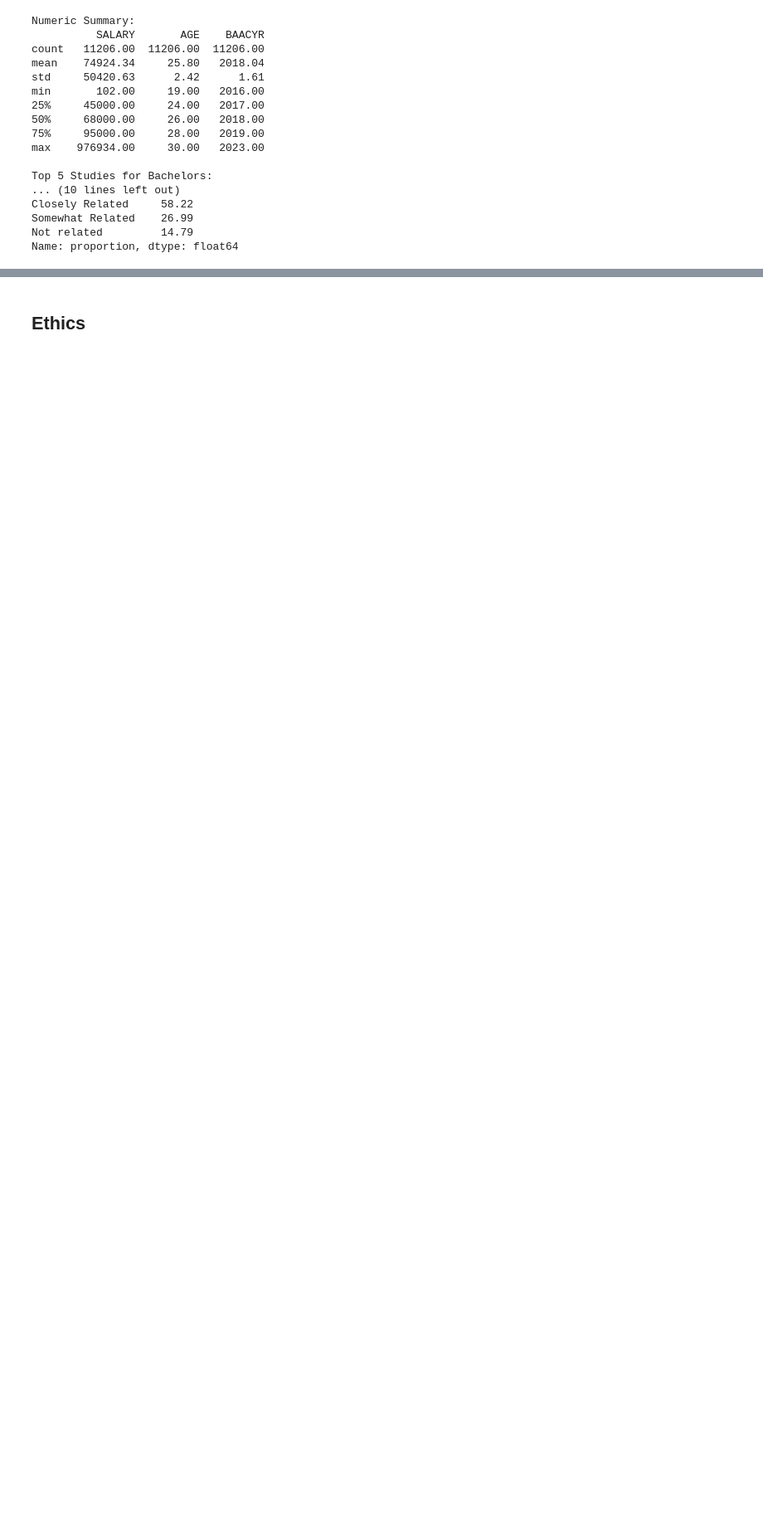
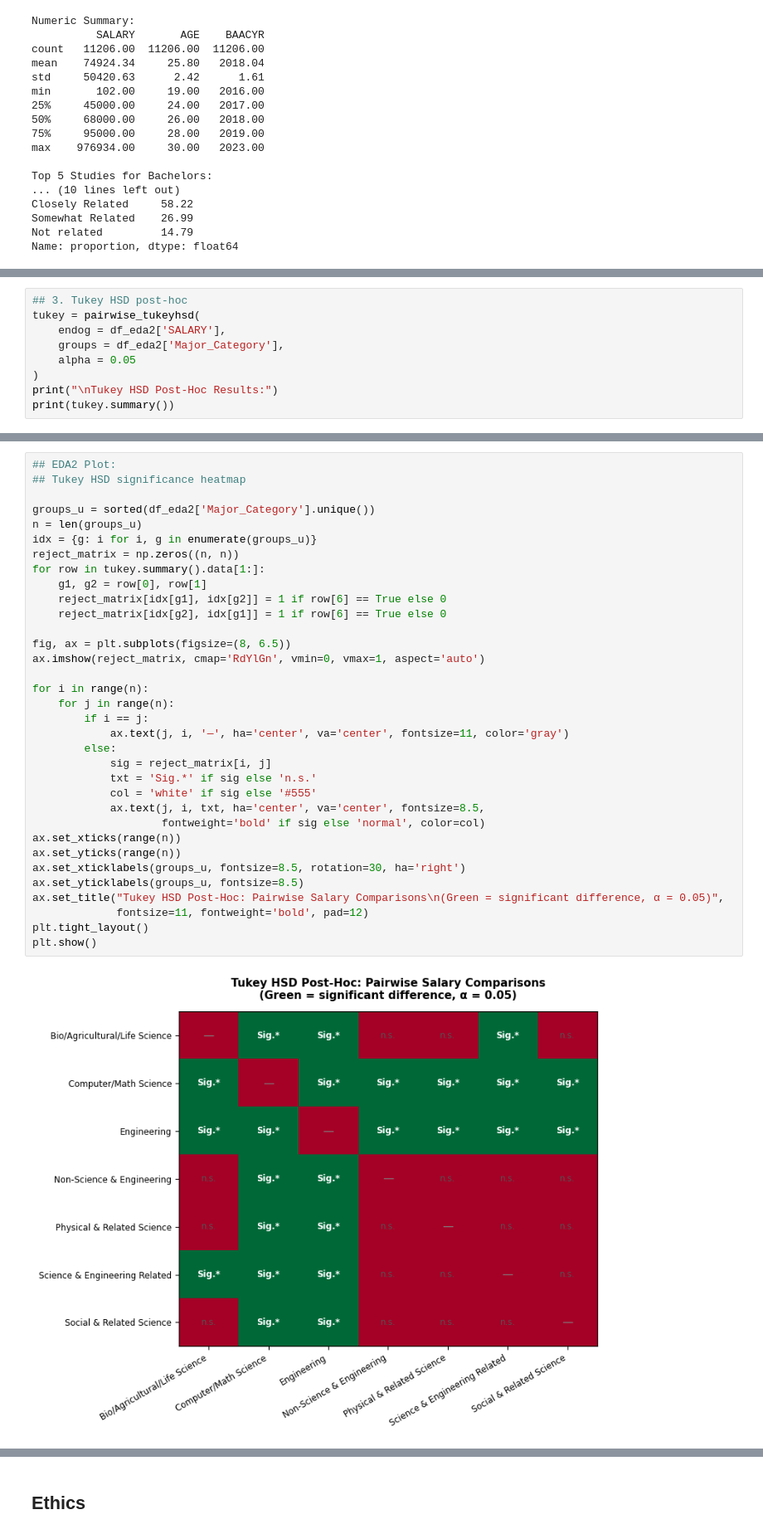
Before and after one commit to COGS108/Group-SP26-090, a Jupyter notebook: 02-EDACheckpoint.ipynb, the cells around one changed output, grey strips where cells are left out. Shown at 83% size. Cells and saved outputs as stored; diff of their text form; blank space fills up the shorter version.

```diff
--- a/02-EDACheckpoint.ipynb
+++ b/02-EDACheckpoint.ipynb
@@ -478,0 +448,9 @@ Sci      Social Sci  -1164.6547 0.9981  -7429.4896   5100.1802  False
+# %%
+## 3. Tukey HSD post-hoc
+tukey = pairwise_tukeyhsd(
+    endog = df_eda2['SALARY'],
+    groups = df_eda2['Major_Category'],
+    alpha = 0.05
+)
+print("\nTukey HSD Post-Hoc Results:")
+print(tukey.summary())
@@ -479 +543,37 @@ Sci      Social Sci  -1164.6547 0.9981  -7429.4896   5100.1802  False
+# %%
+## EDA2 Plot:
+## Tukey HSD significance heatmap
+
+groups_u = sorted(df_eda2['Major_Category'].unique())
+n = len(groups_u)
+idx = {g: i for i, g in enumerate(groups_u)}
+reject_matrix = np.zeros((n, n))
+for row in tukey.summary().data[1:]:
+    g1, g2 = row[0], row[1]
+    reject_matrix[idx[g1], idx[g2]] = 1 if row[6] == True else 0
+    reject_matrix[idx[g2], idx[g1]] = 1 if row[6] == True else 0
+
+fig, ax = plt.subplots(figsize=(8, 6.5))
+ax.imshow(reject_matrix, cmap='RdYlGn', vmin=0, vmax=1, aspect='auto')
+
+for i in range(n):
+    for j in range(n):
+        if i == j:
+            ax.text(j, i, '—', ha='center', va='center', fontsize=11, color='gray')
+        else:
+            sig = reject_matrix[i, j]
+            txt = 'Sig.*' if sig else 'n.s.'
+            col = 'white' if sig else '#555'
+            ax.text(j, i, txt, ha='center', va='center', fontsize=8.5,
+                    fontweight='bold' if sig else 'normal', color=col)
+ax.set_xticks(range(n))
+ax.set_yticks(range(n))
+ax.set_xticklabels(groups_u, fontsize=8.5, rotation=30, ha='right')
+ax.set_yticklabels(groups_u, fontsize=8.5)
+ax.set_title("Tukey HSD Post-Hoc: Pairwise Salary Comparisons\n(Green = significant difference, α = 0.05)",
+             fontsize=11, fontweight='bold', pad=12)
+plt.tight_layout()
+plt.show()
+# %% [output]
+[figure, added]
 # %% [markdown]
```
Also changed, not shown: parts of 32 cells of this notebook.
